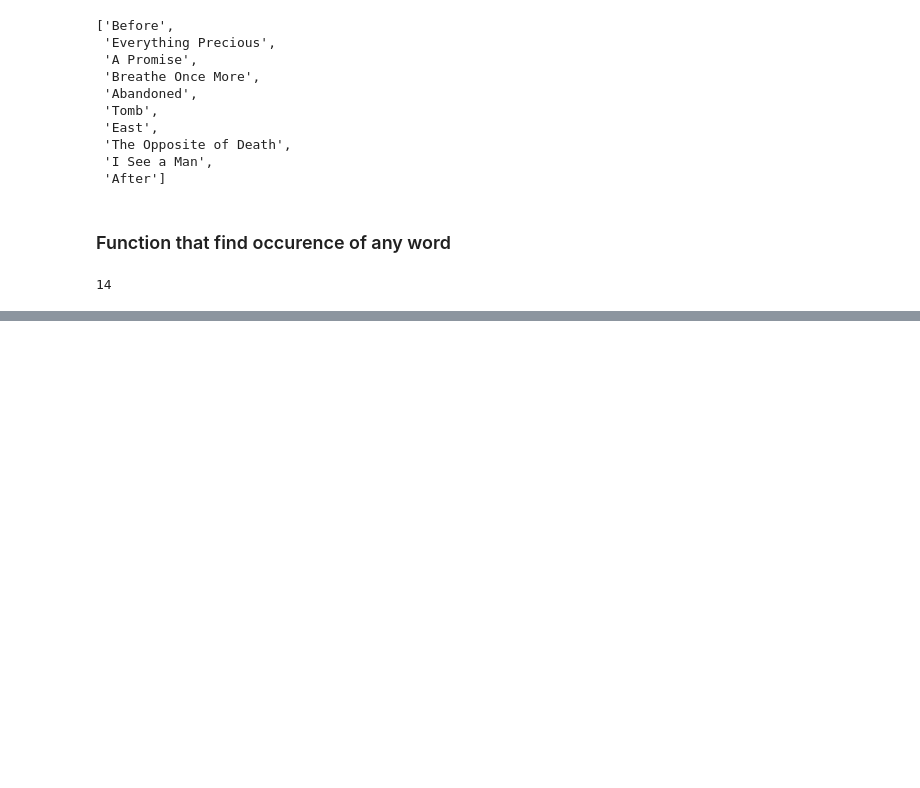
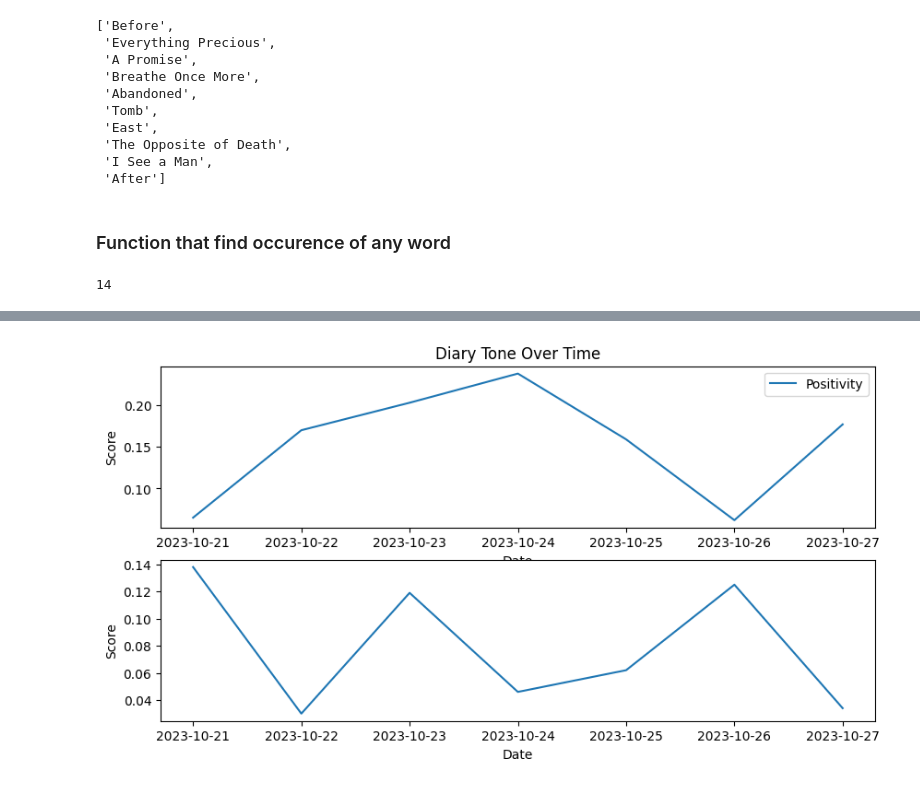
Before and after one commit to rutvi-vora/book_analysis, a Jupyter notebook: book_analysis.ipynb, the cells around one changed output, grey strips where cells are left out. Saved outputs shown, nothing was run; the diff lists cells and outputs as text; code cells hidden in the pictures; blank space fills up the shorter version.

Commit message:
Sentiment analysis with nlp

```diff
--- a/book_analysis.ipynb
+++ b/book_analysis.ipynb
@@ -184,0 +333,2 @@ find("precious")
+# %%
+scores = analyzer.polarity_scores("Hey, look how beautiful the tress are. I love them. I really hate them")
@@ -184,0 +350,4 @@ find("precious")
+# %%
+pattern = re.compile("Chapter [0-9]+")
+chapters = re.split(pattern, book)
+chapters
@@ -184,0 +365,6 @@ find("precious")
+# %%
+chapters = chapters[1:]
+# %%
+for chapter in chapters:
+    scores = analyzer.polarity_scores(chapter)
+    print(scores)
@@ -184,0 +382,45 @@ find("precious")
+# %%
+import glob
+# import streamlit as st
+# import plotly.express as px
+
+from nltk.sentiment import SentimentIntensityAnalyzer
+
+filepaths = sorted(glob.glob("diary/*.txt"))
+analyzer = SentimentIntensityAnalyzer()
+
+negativity = []
+positivity = []
+
+for filepath in filepaths:
+    with open(filepath) as file:
+        content = file.read()
+    scores = analyzer.polarity_scores(content)
+    positivity.append(scores["pos"])
+    negativity.append(scores["neg"])
+
+
+dates = [filepath.strip(".txt").strip("diary/") for filepath in filepaths]
+
+# st.title("Diary Tone")
+# st.subheader("Positivity")
+# pos_figure = px.line(x=dates, y=positivity,
+#                         labels={"x": "Date", "y": "Positivity"})
+#
+# st.subheader("Negativity")
+# neg_figure = px.line(x=dates, y=negativity,
+#                         labels={"x": "Date", "y": "Negativity"})
+# st.plotly_chart(pos_figure)
+# st.plotly_chart(neg_figure)
+import matplotlib.pyplot as plt
+fig, (ax1, ax2) = plt.subplots(nrows=2, ncols=1, figsize=(10, 5))
+ax1.plot(dates, positivity, label='Positivity')
+ax2.plot(dates, negativity, label='Negativity')
+ax1.set_xlabel('Date')
+ax1.set_ylabel('Score')
+ax2.set_xlabel('Date')
+ax2.set_ylabel('Score')
+ax1.set_title('Diary Tone Over Time')
+ax1.legend();
+# %% [output]
+[figure, added]
```
Also changed, not shown: parts of 20 cells of this notebook, 21 other files.
